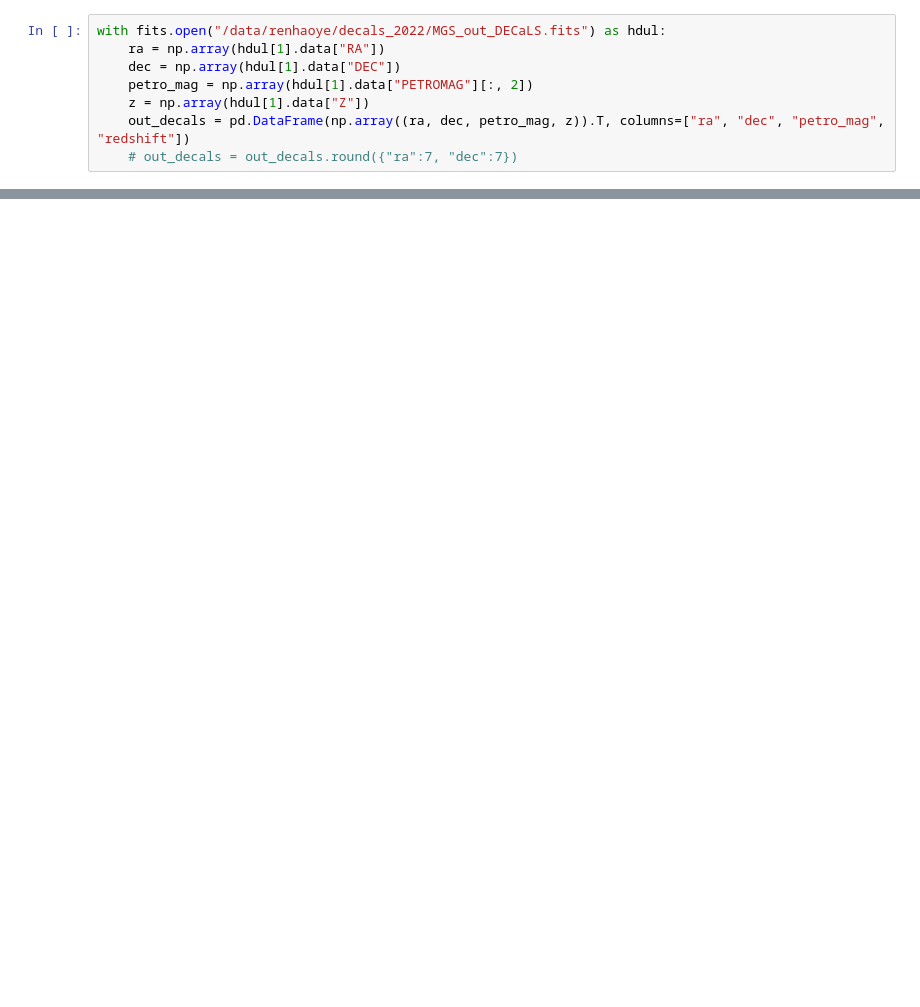
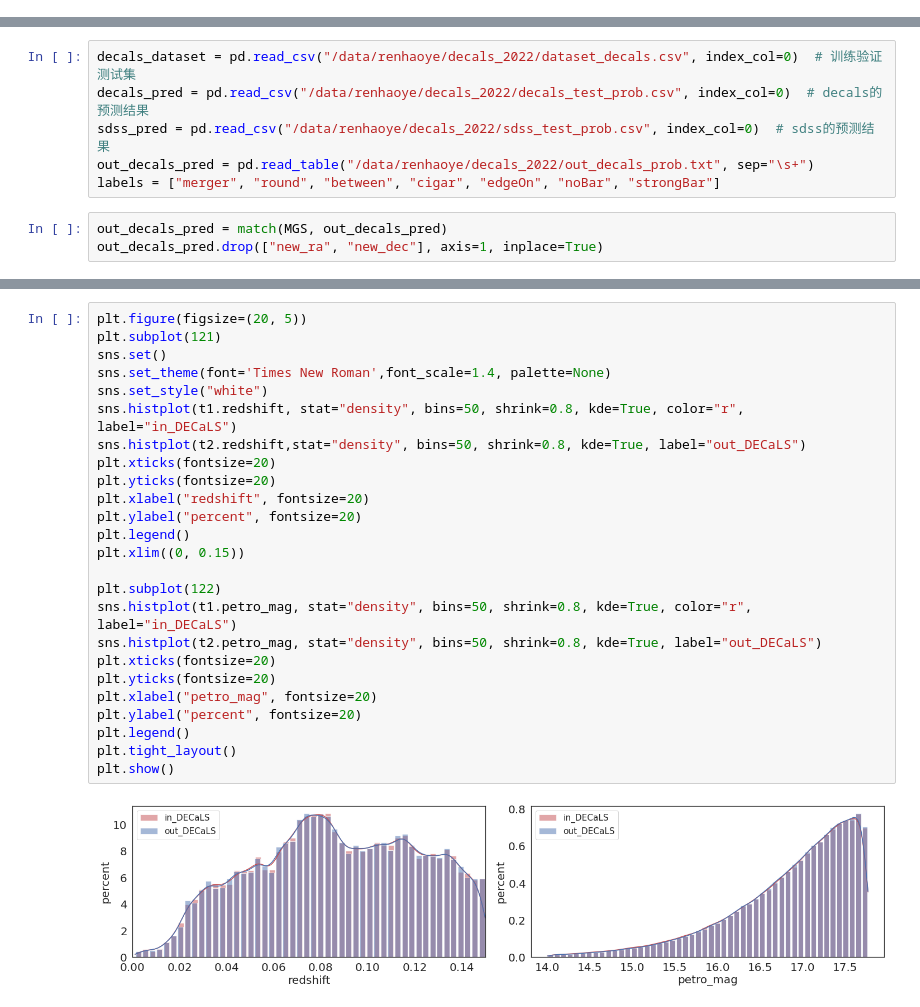
Before and after one commit to Astro-Astre/Pixel-based_DeepLearningTechnic, a Jupyter notebook: preprocess/match_petro.ipynb, the cells around one changed output, grey strips where cells are left out. Saved outputs shown, nothing was run; the diff lists cells and outputs as text; blank space fills up the shorter version.

```diff
--- a/preprocess/match_petro.ipynb
+++ b/preprocess/match_petro.ipynb
@@ -18,8 +0,0 @@ with fits.open("/data/GZ_Decals/VAGC_MGS-m14_1777--20180116.fits") as hdul:
-# %%
-with fits.open("/data/renhaoye/decals_2022/MGS_out_DECaLS.fits") as hdul:
-    ra = np.array(hdul[1].data["RA"])
-    dec = np.array(hdul[1].data["DEC"])
-    petro_mag = np.array(hdul[1].data["PETROMAG"][:, 2])
-    z = np.array(hdul[1].data["Z"])
-    out_decals = pd.DataFrame(np.array((ra, dec, petro_mag, z)).T, columns=["ra", "dec", "petro_mag", "redshift"])
-    # out_decals = out_decals.round({"ra":7, "dec":7})
@@ -343,0 +55,9 @@ plt.show()
+# %%
+decals_dataset = pd.read_csv("/data/renhaoye/decals_2022/dataset_decals.csv", index_col=0)  # 训练验证测试集
+decals_pred = pd.read_csv("/data/renhaoye/decals_2022/decals_test_prob.csv", index_col=0)  # decals的预测结果
+sdss_pred = pd.read_csv("/data/renhaoye/decals_2022/sdss_test_prob.csv", index_col=0)  # sdss的预测结果
+out_decals_pred = pd.read_table("/data/renhaoye/decals_2022/out_decals_prob.txt", sep="\s+")
+labels = ["merger", "round", "between", "cigar", "edgeOn", "noBar", "strongBar"]
+# %%
+out_decals_pred = match(MGS, out_decals_pred)
+out_decals_pred.drop(["new_ra", "new_dec"], axis=1, inplace=True)
@@ -343,0 +429,27 @@ plt.show()
+# %%
+plt.figure(figsize=(20, 5))
+plt.subplot(121)
+sns.set()
+sns.set_theme(font='Times New Roman',font_scale=1.4, palette=None)
+sns.set_style("white")
+sns.histplot(t1.redshift, stat="density", bins=50, shrink=0.8, kde=True, color="r", label="in_DECaLS")
+sns.histplot(t2.redshift,stat="density", bins=50, shrink=0.8, kde=True, label="out_DECaLS")
+plt.xticks(fontsize=20)
+plt.yticks(fontsize=20)
+plt.xlabel("redshift", fontsize=20)
+plt.ylabel("percent", fontsize=20)
+plt.legend()
+plt.xlim((0, 0.15))
+
+plt.subplot(122)
+sns.histplot(t1.petro_mag, stat="density", bins=50, shrink=0.8, kde=True, color="r", label="in_DECaLS")
+sns.histplot(t2.petro_mag, stat="density", bins=50, shrink=0.8, kde=True, label="out_DECaLS")
+plt.xticks(fontsize=20)
+plt.yticks(fontsize=20)
+plt.xlabel("petro_mag", fontsize=20)
+plt.ylabel("percent", fontsize=20)
+plt.legend()
+plt.tight_layout()
+plt.show()
+# %% [output]
+[figure, added]
```
Also changed, not shown: parts of 52 cells of this notebook, 6 other files.
